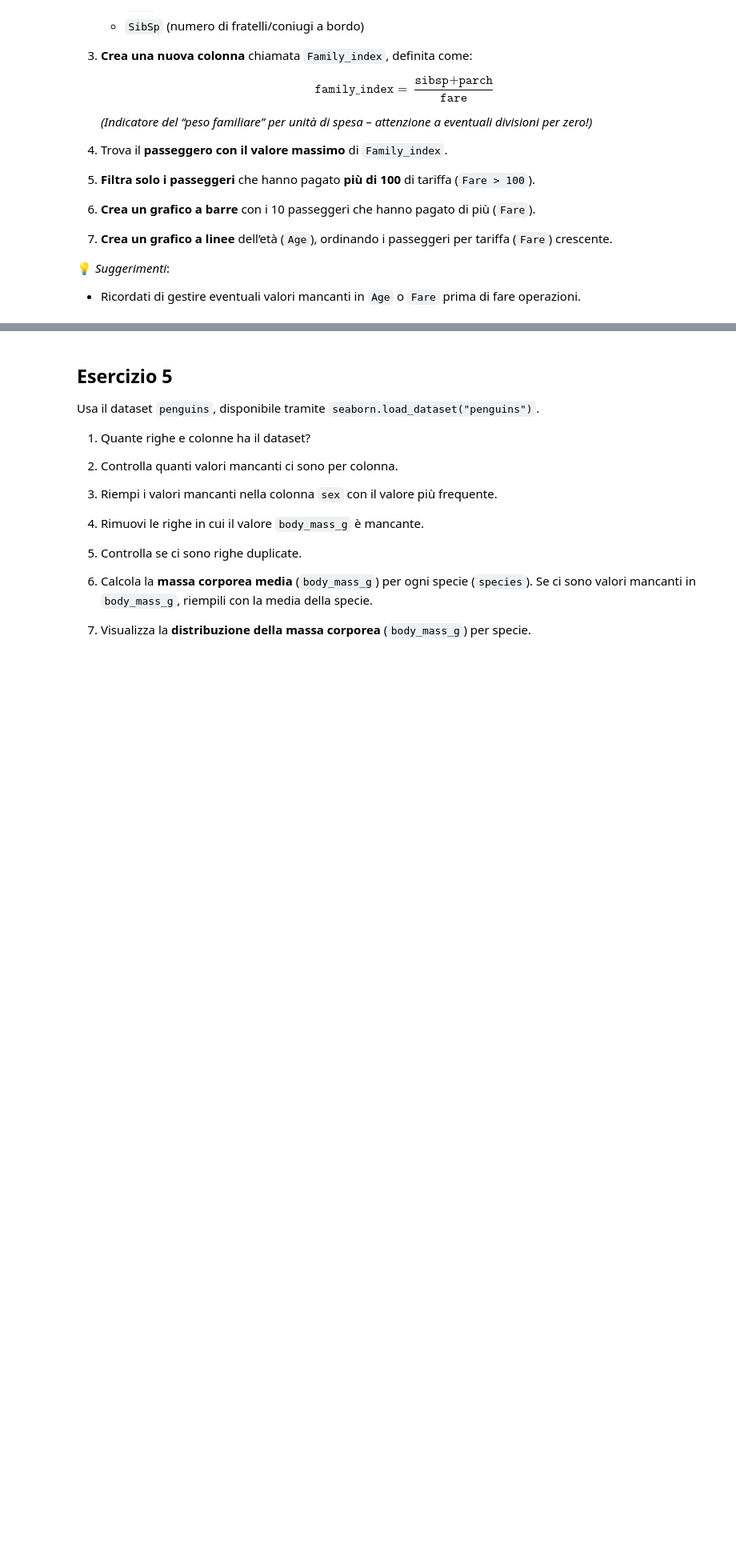
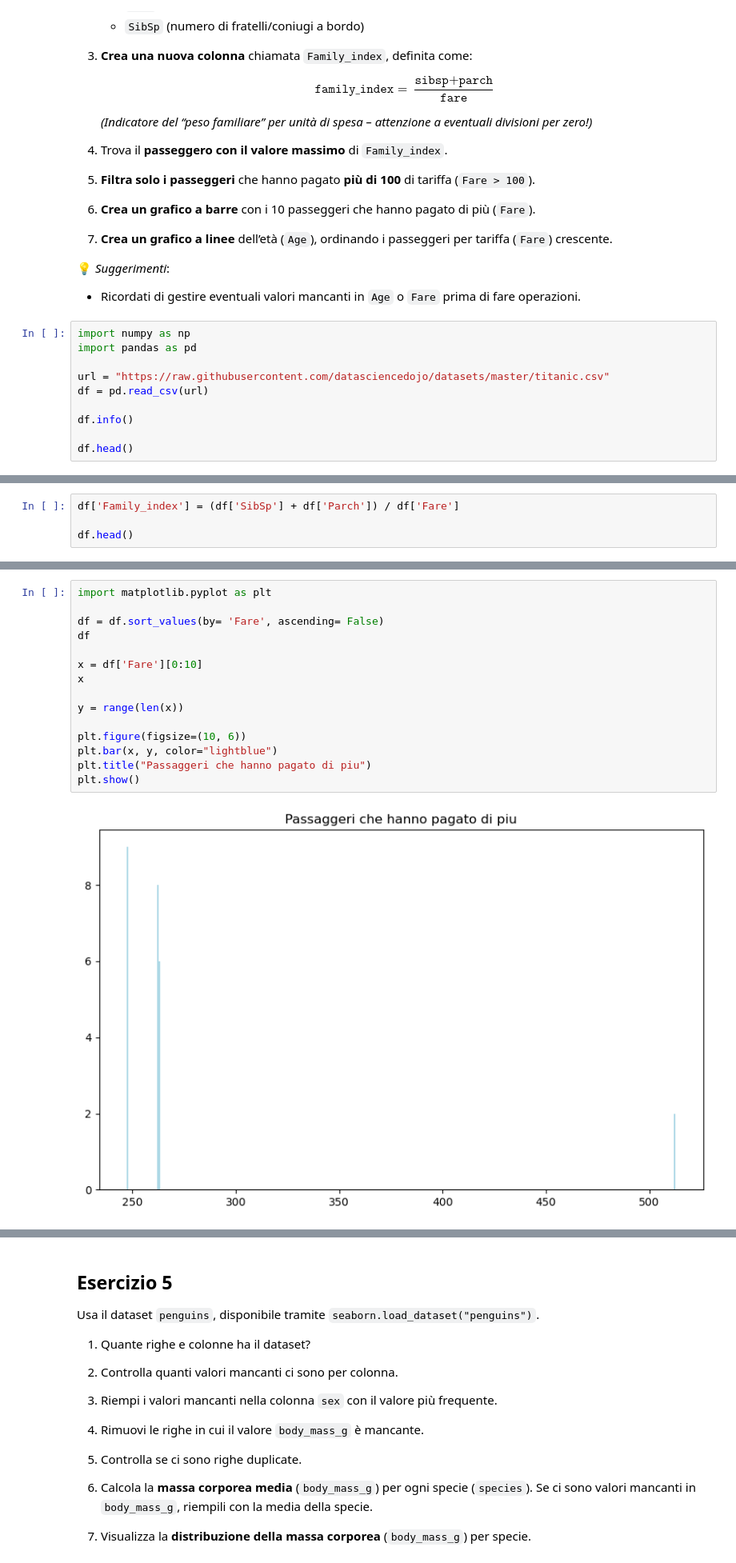
Before and after one commit to Franck-237/ProgrammingLab, a Jupyter notebook: Programming_lab2/simulazEsame.ipynb, the cells around one changed output, grey strips where cells are left out. Shown at 80% size. Cells and saved outputs as stored; diff of their text form; blank space fills up the shorter version.

```diff
--- a/Programming_lab2/simulazEsame.ipynb
+++ b/Programming_lab2/simulazEsame.ipynb
@@ -107,3 +107,13 @@ Esegui un’analisi esplorativa sui dati dei passeggeri, focalizzandoti su tarif
 
 💡 *Suggerimenti*:
 - Ricordati di gestire eventuali valori mancanti in `Age` o `Fare` prima di fare operazioni.
+# %%
+import numpy as np
+import pandas as pd
+
+url = "https://raw.githubusercontent.com/datasciencedojo/datasets/master/titanic.csv"
+df = pd.read_csv(url)
+
+df.info()
+
+df.head()
@@ -109,0 +168,4 @@ Esegui un’analisi esplorativa sui dati dei passeggeri, focalizzandoti su tarif
+# %%
+df['Family_index'] = (df['SibSp'] + df['Parch']) / df['Fare']
+
+df.head()
@@ -109,0 +198,17 @@ Esegui un’analisi esplorativa sui dati dei passeggeri, focalizzandoti su tarif
+# %%
+import matplotlib.pyplot as plt
+
+df = df.sort_values(by= 'Fare', ascending= False)
+df
+
+x = df['Fare'][0:10]
+x
+
+y = range(len(x))
+
+plt.figure(figsize=(10, 6))
+plt.bar(x, y, color="lightblue")
+plt.title("Passaggeri che hanno pagato di piu")
+plt.show()
+# %% [output]
+[figure, added]
```
Also changed, not shown: parts of 7 cells of this notebook, 2 other files.
